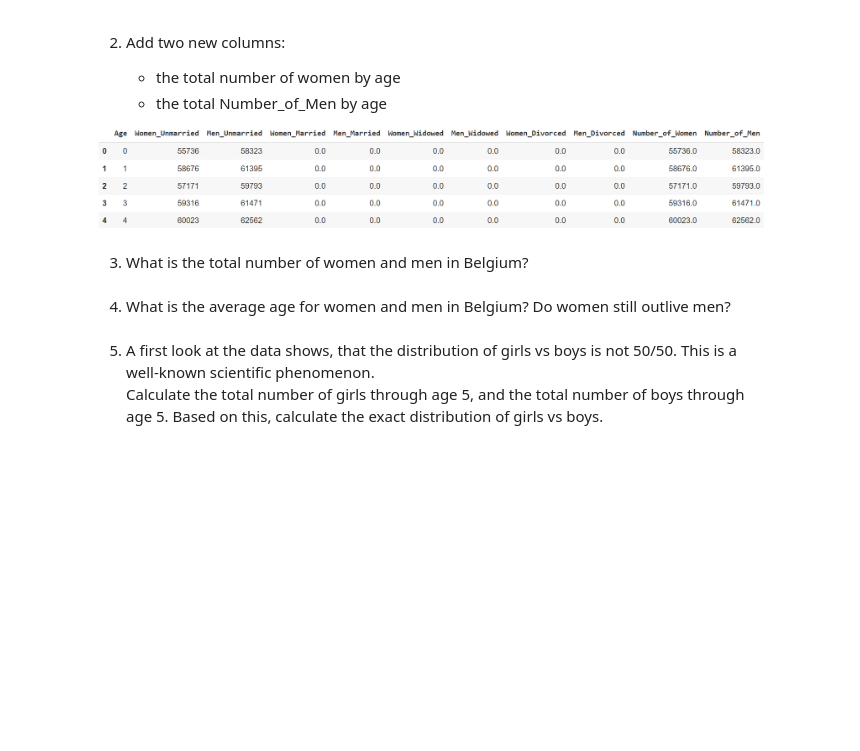
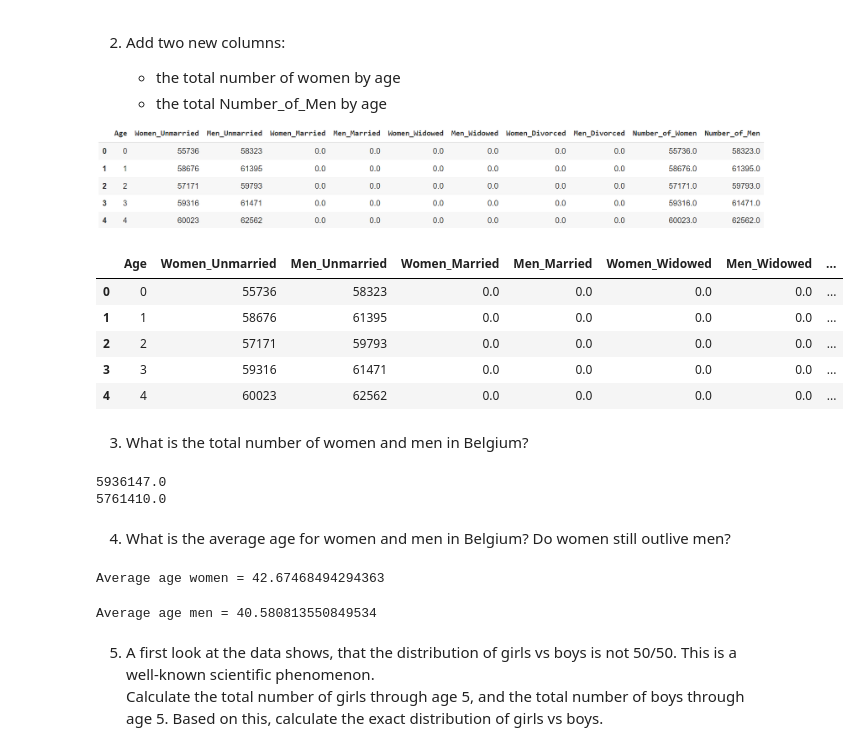
Before and after one commit to BrentVervaet/dsai-labs-bv, a Jupyter notebook: 1-samples/lab-1.04-structure-of-the-Belgian-population.ipynb, the cells around one changed output. Saved outputs shown, nothing was run; the diff lists cells and outputs as text; code cells hidden in the pictures; blank space fills up the shorter version.

```diff
--- a/1-samples/lab-1.04-structure-of-the-Belgian-population.ipynb
+++ b/1-samples/lab-1.04-structure-of-the-Belgian-population.ipynb
@@ -35,10 +45,38 @@ Before we can sum, however, we need to replace all NaNs with 0. Otherwise, the t
    - the total Number_of_Men by age
 
 ![image.png](embedded-picture-1)
+# %%
+bel_pop["Number_of_Women"] = bel_pop["Women_Unmarried"] + bel_pop["Women_Married"] + bel_pop["Women_Widowed"] + bel_pop["Women_Divorced"]
+bel_pop["Number_of_Men"] = bel_pop["Men_Unmarried"] + bel_pop["Men_Married"] + bel_pop["Men_Widowed"] + bel_pop["Men_Divorced"]
+# %%
+bel_pop.head()
+# %% [output]
+|  | Age | Women_Unmarried | Men_Unmarried | Women_Married | Men_Married | Women_Widowed | Men_Widowed | ... |
+| 0 | 0 | 55736 | 58323 | 0.0 | 0.0 | 0.0 | 0.0 | ... |
+| 1 | 1 | 58676 | 61395 | 0.0 | 0.0 | 0.0 | 0.0 | ... |
+| 2 | 2 | 57171 | 59793 | 0.0 | 0.0 | 0.0 | 0.0 | ... |
+| 3 | 3 | 59316 | 61471 | 0.0 | 0.0 | 0.0 | 0.0 | ... |
+| 4 | 4 | 60023 | 62562 | 0.0 | 0.0 | 0.0 | 0.0 | ... |
 # %% [markdown]
 3. What is the total number of women and men in Belgium?
+# %%
+print(bel_pop['Number_of_Women'].sum())
+print(bel_pop['Number_of_Men'].sum())
+# %% [output]
+5936147.0
+5761410.0
 # %% [markdown]
 4. What is the average age for women and men in Belgium? Do women still outlive men?
+# %%
+avg_age_women = (bel_pop["Age"] * bel_pop["Number_of_Women"]).sum() / bel_pop["Number_of_Women"].sum()
+print("Average age women =", avg_age_women)
+# %% [output]
+Average age women = 42.67468494294363
+# %%
+avg_age_men = (bel_pop["Age"] * bel_pop["Number_of_Men"]).sum() / bel_pop["Number_of_Men"].sum()
+print("Average age men =", avg_age_men)
+# %% [output]
+Average age men = 40.580813550849534
 # %% [markdown]
 5. A first look at the data shows, that the distribution of girls vs boys is not 50/50. This is a well-known scientific phenomenon.
 Calculate the total number of girls through age 5, and the total number of boys through age 5. Based on this, calculate the exact distribution of girls vs boys.
```
Also changed, not shown: parts of 4 cells of this notebook, 1 other file.
